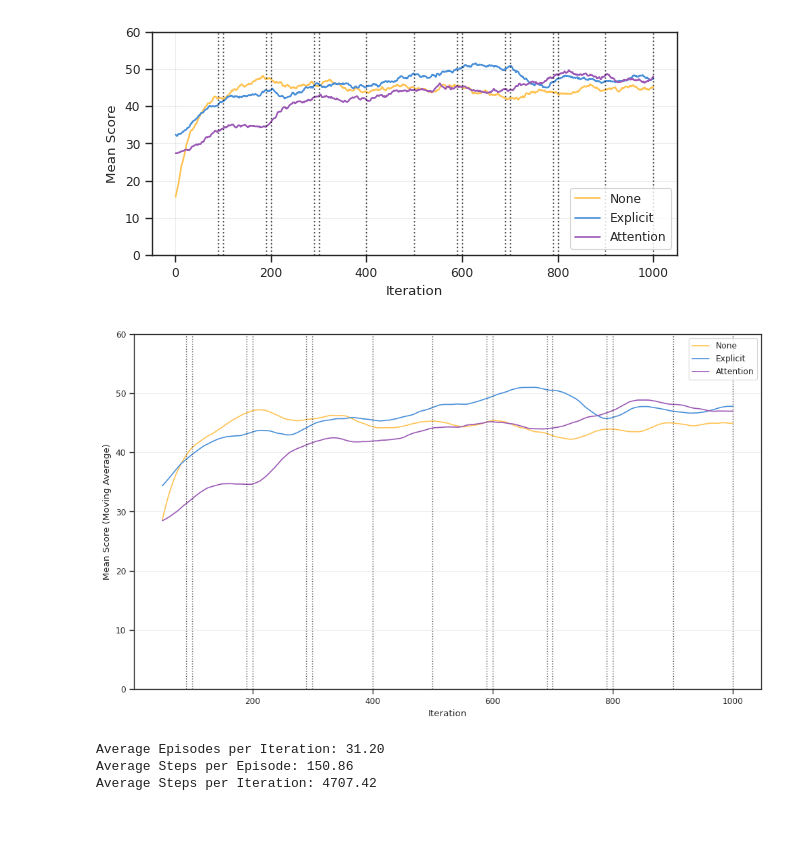
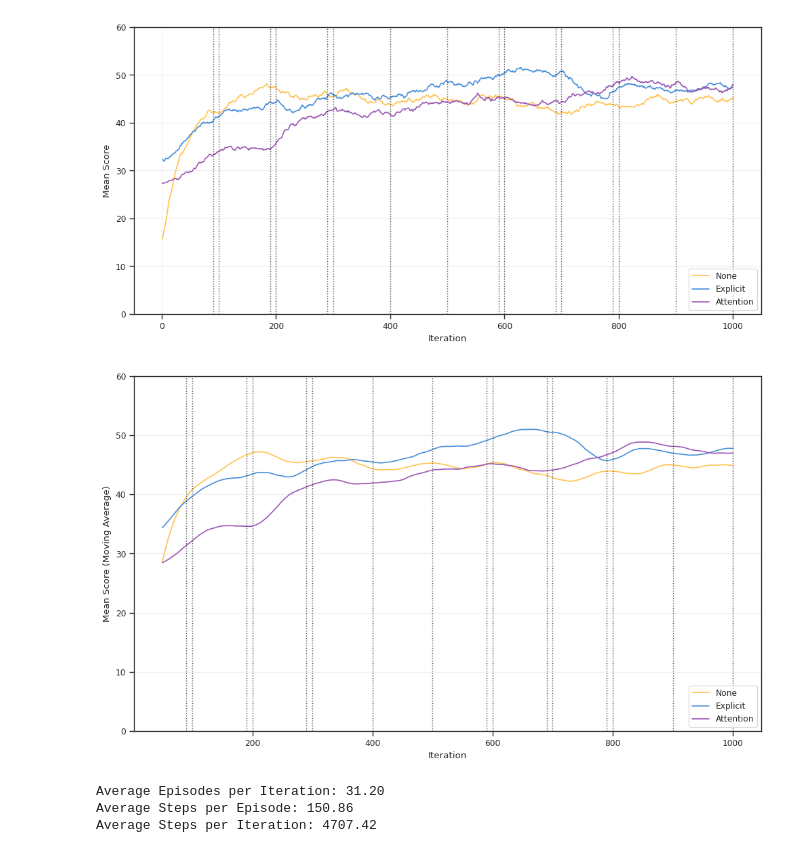
Before and after one commit to msoe-vex/VEX-AI-Reinforcement-Learning, a Jupyter notebook: analysis/analysis.ipynb, the cells around one changed output. Cells and saved outputs as stored; diff of their text form; code cells hidden in the pictures; blank space fills up the shorter version.

```diff
--- a/analysis/analysis.ipynb
+++ b/analysis/analysis.ipynb
@@ -249,7 +249,7 @@ palette_map = {"None": PALETTE[0], "Explicit": PALETTE[1], "Attention": PALETTE[
 vline_iters = [90, 100, 190, 200, 290, 300, 400, 500, 590, 600, 690, 700, 790, 800, 900, 1000]
 
 # Raw training curves
-plt.figure(figsize=(6, 3))
+plt.figure(figsize=(10, 5))
 sns.lineplot(data=training_none, x='training_iteration', y='env_runners/red_team_score_mean', label='None', color=palette_map["None"])
 sns.lineplot(data=training_copy, x='training_iteration', y='env_runners/red_team_score_mean', label='Explicit', color=palette_map["Explicit"])
 sns.lineplot(data=training_attention, x='training_iteration', y='env_runners/red_team_score_mean', label='Attention', color=palette_map["Attention"])
@@ -259,43 +259,43 @@ plt.xlabel('Iteration')
 plt.ylabel('Mean Score')
 plt.ylim(0, 60)
 plt.grid(True, alpha=0.3)
-plt.legend()
+plt.legend(loc='lower right')
 plt.tight_layout()
 plt.savefig('training_graph.pdf', dpi=300)
 plt.show()
 
 # Moving-average curves
 window_size = 50
 plt.figure(figsize=(10, 6))
 sns.lineplot(data=training_none, x='training_iteration', y=training_none['env_runners/red_team_score_mean'].rolling(window_size).mean(), label='None', color=palette_map["None"])
 sns.lineplot(data=training_copy, x='training_iteration', y=training_copy['env_runners/red_team_score_mean'].rolling(window_size).mean(), label='Explicit', color=palette_map["Explicit"])
 sns.lineplot(data=training_attention, x='training_iteration', y=training_attention['env_runners/red_team_score_mean'].rolling(window_size).mean(), label='Attention', color=palette_map["Attention"])
 for x in vline_iters:
     plt.axvline(x=x, color='black', linestyle=':', linewidth=1, alpha=0.7)
 plt.xlabel('Iteration')
 plt.ylabel('Mean Score (Moving Average)')
 plt.ylim(0, 60)
 plt.grid(True, alpha=0.3)
-plt.legend()
+plt.legend(loc='lower right')
 plt.tight_layout()
 plt.show()
 
 # Calculate average episodes per iteration and average steps per episode and iteration for all three architectures combined
 total_iterations = sum([training_none['training_iteration'].max(), training_copy['training_iteration'].max(), training_attention['training_iteration'].max()])
 total_episodes = sum([training_none['env_runners/num_episodes_lifetime'].max(), training_copy['env_runners/num_episodes_lifetime'].max(), training_attention['env_runners/num_episodes_lifetime'].max()])
 total_steps = sum([training_none['env_runners/num_env_steps_sampled_lifetime'].max(), training_copy['env_runners/num_env_steps_sampled_lifetime'].max(), training_attention['env_runners/num_env_steps_sampled_lifetime'].max()])
 
 
 episodes_per_iteration = total_episodes / total_iterations
 steps_per_episode = total_steps / total_episodes
 steps_per_iteration = total_steps / total_iterations
 
 print(f"Average Episodes per Iteration: {episodes_per_iteration:.2f}")
 print(f"Average Steps per Episode: {steps_per_episode:.2f}")
 print(f"Average Steps per Iteration: {steps_per_iteration:.2f}")
 # %% [output]
-[figure, old version]
+[figure, new version]
-[figure, old version]
+[figure, new version]
 Average Episodes per Iteration: 31.20
 Average Steps per Episode: 150.86
 Average Steps per Iteration: 4707.42
```
Also changed, not shown: parts of 2 cells of this notebook, 3 other files.
